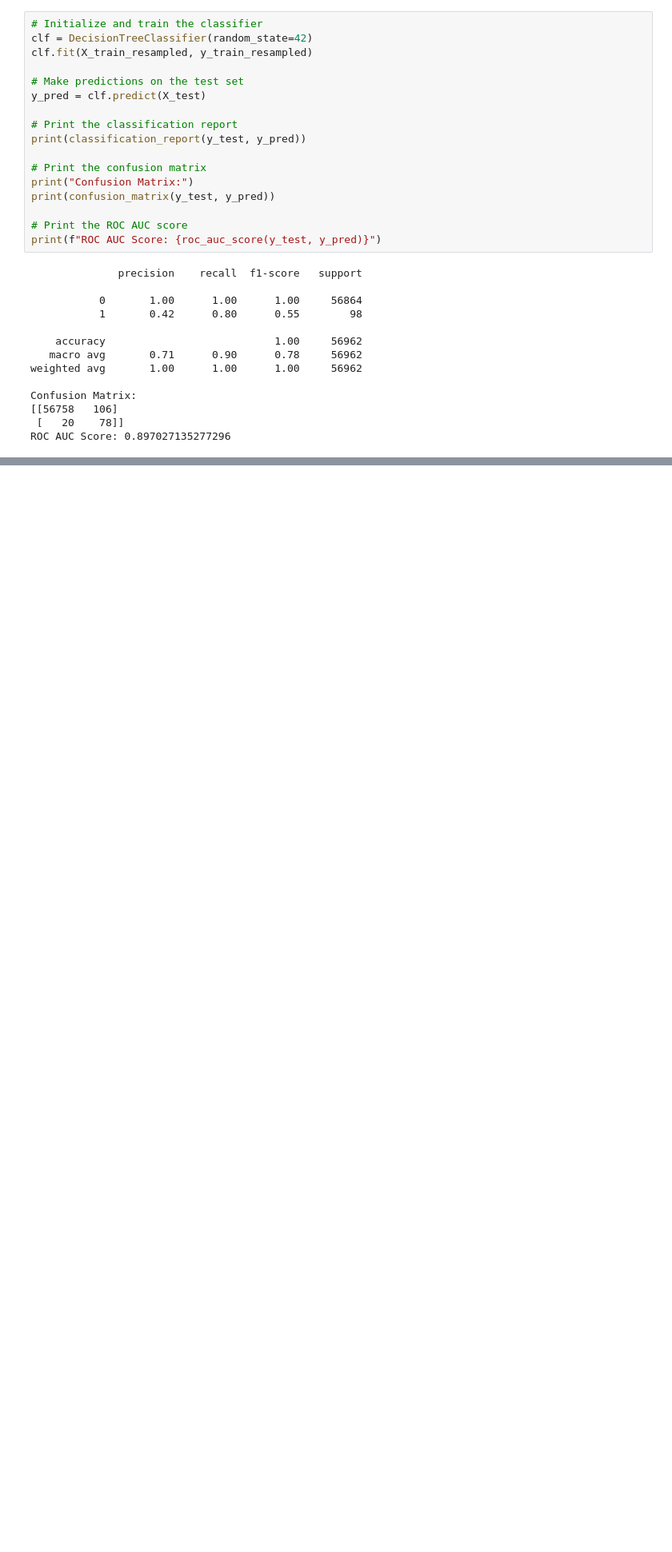
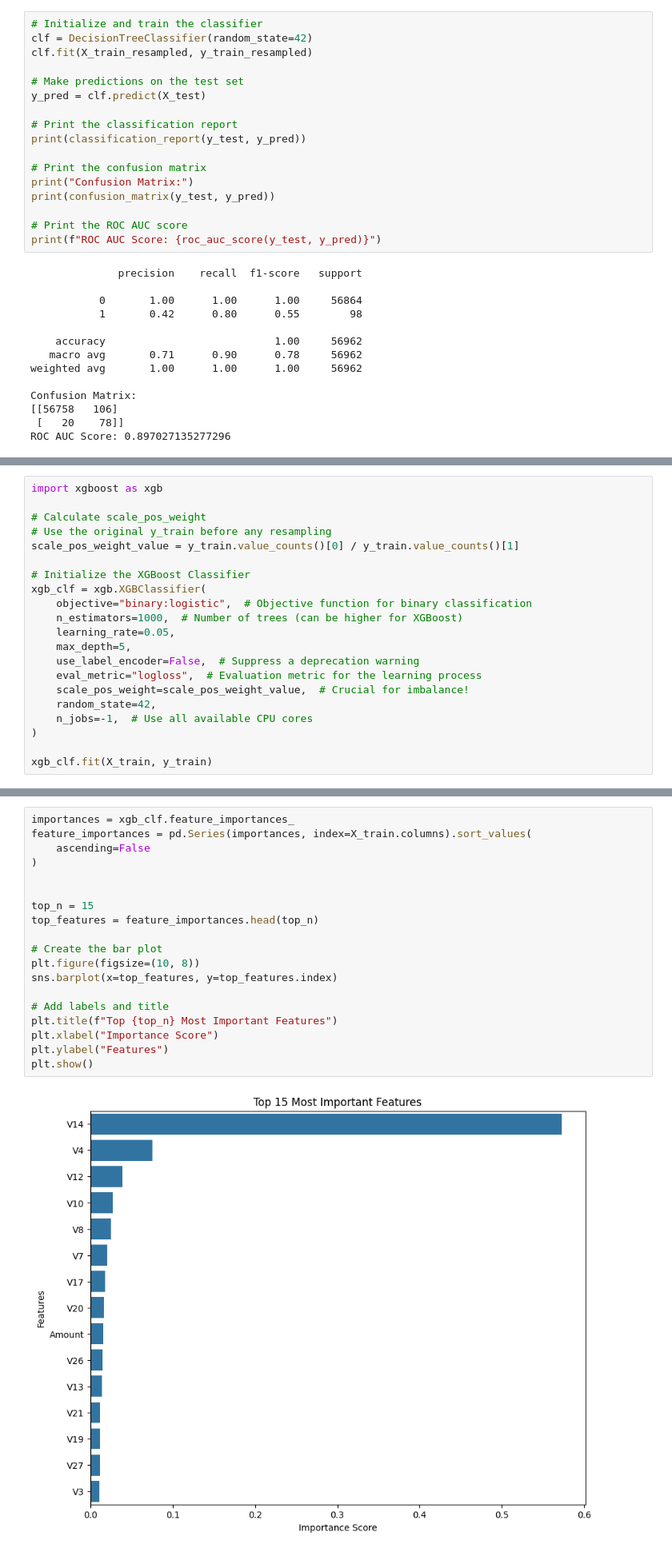
Before and after one commit to Gaurav4604/14DayMLChallenge, a Jupyter notebook: day_3.ipynb, the cells around one changed output, grey strips where cells are left out. Shown: that part at 80% size. Saved outputs shown, nothing was run; the diff lists cells and outputs as text; blank space fills up the shorter version.

```diff
--- a/day_3.ipynb
+++ b/day_3.ipynb
@@ -121,0 +261,21 @@ ROC AUC Score: 0.897027135277296
+# %%
+import xgboost as xgb
+
+# Calculate scale_pos_weight
+# Use the original y_train before any resampling
+scale_pos_weight_value = y_train.value_counts()[0] / y_train.value_counts()[1]
+
+# Initialize the XGBoost Classifier
+xgb_clf = xgb.XGBClassifier(
+    objective="binary:logistic",  # Objective function for binary classification
+    n_estimators=1000,  # Number of trees (can be higher for XGBoost)
+    learning_rate=0.05,
+    max_depth=5,
+    use_label_encoder=False,  # Suppress a deprecation warning
+    eval_metric="logloss",  # Evaluation metric for the learning process
+    scale_pos_weight=scale_pos_weight_value,  # Crucial for imbalance!
+    random_state=42,
+    n_jobs=-1,  # Use all available CPU cores
+)
+
+xgb_clf.fit(X_train, y_train)
@@ -121,0 +326,21 @@ ROC AUC Score: 0.897027135277296
+# %%
+importances = xgb_clf.feature_importances_
+feature_importances = pd.Series(importances, index=X_train.columns).sort_values(
+    ascending=False
+)
+
+
+top_n = 15
+top_features = feature_importances.head(top_n)
+
+# Create the bar plot
+plt.figure(figsize=(10, 8))
+sns.barplot(x=top_features, y=top_features.index)
+
+# Add labels and title
+plt.title(f"Top {top_n} Most Important Features")
+plt.xlabel("Importance Score")
+plt.ylabel("Features")
+plt.show()
+# %% [output]
+[figure, added]
```
Also changed, not shown: parts of 9 cells of this notebook.
